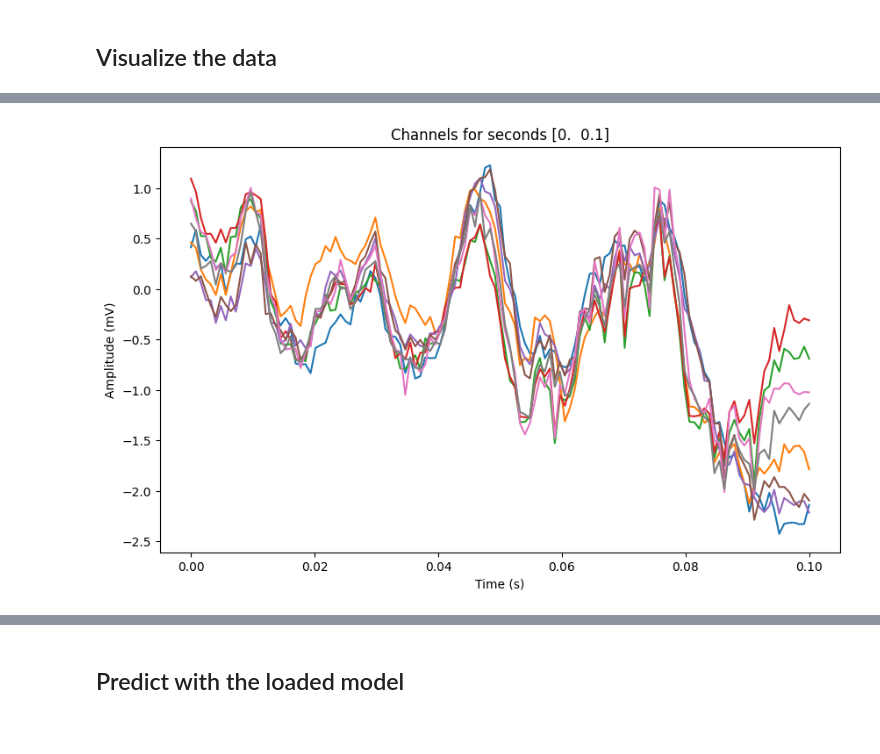
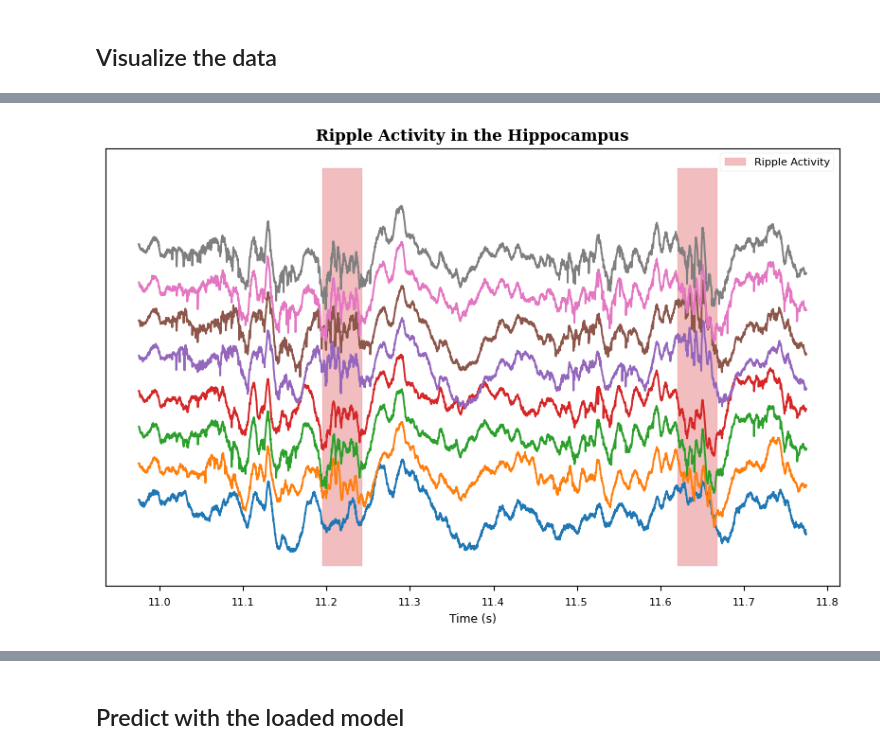
Before and after one commit to MarcosOriolPago/LAVA_SNN_ripples, a Jupyter notebook: liset_tk/walkthrough.ipynb, the cells around one changed output, grey strips where cells are left out. Saved outputs shown, nothing was run; the diff lists cells and outputs as text; code cells hidden in the pictures.

```diff
--- a/liset_tk/walkthrough.ipynb
+++ b/liset_tk/walkthrough.ipynb
@@ -15,5 +15,5 @@ from liset_tk import liset_tk
 
 # Define the path to your data
 path = r'C:\__NeuroSpark_Liset_Dataset__\neurospark_mat\CNN TRAINING SESSIONS\Amigo2_1_hippo_2019-07-11_11-57-07_1150um' # Modify this to your data path folder
-liset = liset_tk(data_path=path, shank=3, downsample=True, verbose=True,start=1000000, numSamples=1000000)
+liset = liset_tk(data_path=path, shank=3, downsample=4000, verbose=True, start=1000000, numSamples=4000000)
 # %% [output]
@@ -67,11 +68,16 @@ Overview of the ripples:
 # %%
 # Plot the loaded channels in a time window.
-window = [0, 0.1]
-liset.plot_data(window)
+window = [44000, 47000]
 
-# Play with the different parameters (uncomment to try):
-# offset = 1
-# extend = 1
-# liset.plot_data(window, offset=offset, extend=extend)
+# Play with the offset and extend parameters to zoom in and out of the data.
+offset = 3
+extend = 100
+liset.plot_event(window,
+                 offset=offset,
+                 extend=extend,
+                 show_ground_truth=True,
+                 label='Ripple Activity',
+                 title='Ripple Activity in the Hippocampus'
+                    )
 # %% [output]
-[figure, old version]
+[figure, new version]
```
Also changed, not shown: parts of 14 cells of this notebook, 5 other files.
